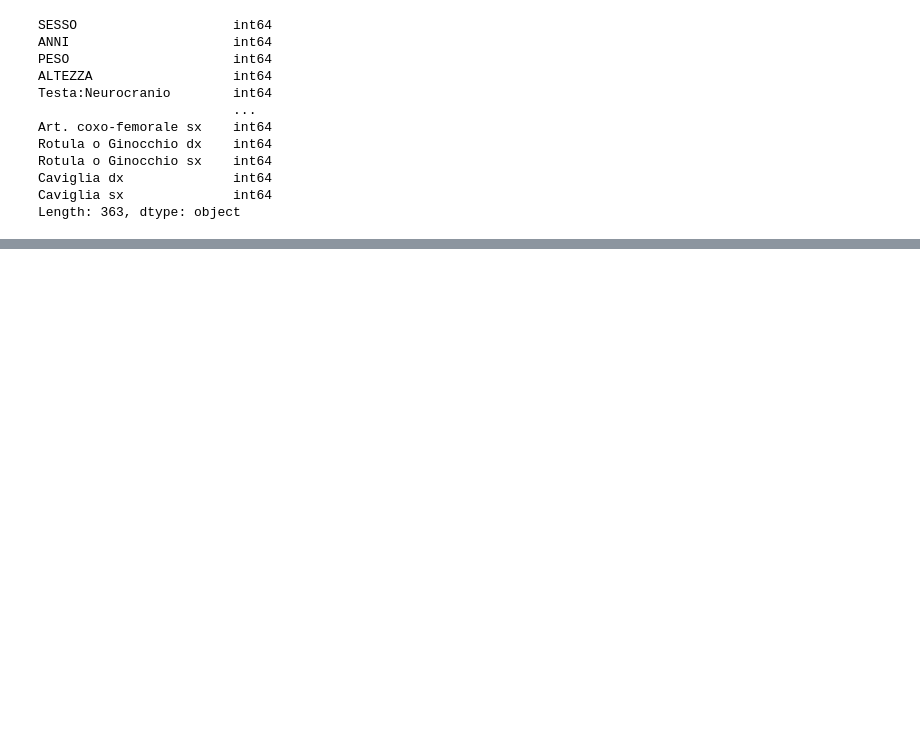
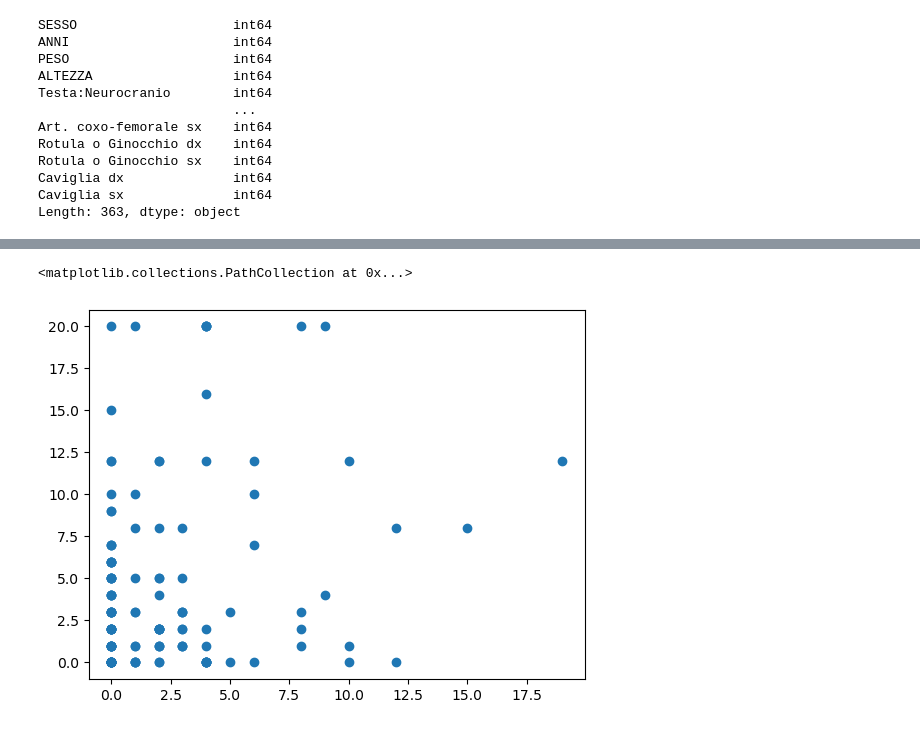
Before and after one commit to chrfum/one-class_classifier, a Jupyter notebook: run-over_classifier/codes/run-over.ipynb, the cells around one changed output, grey strips where cells are left out. Saved outputs shown, nothing was run; the diff lists cells and outputs as text; code cells hidden in the pictures; blank space fills up the shorter version.

```diff
--- a/run-over_classifier/codes/run-over.ipynb
+++ b/run-over_classifier/codes/run-over.ipynb
@@ -57,0 +68,7 @@ Length: 363, dtype: object
+# %%
+import matplotlib.pyplot as plt
+
+plt.scatter(X['Tot Addome'], X['Tot Testa'])
+# %% [output]
+<matplotlib.collections.PathCollection at 0x...>
+[figure, added]
```
Also changed, not shown: parts of 7 cells of this notebook.
